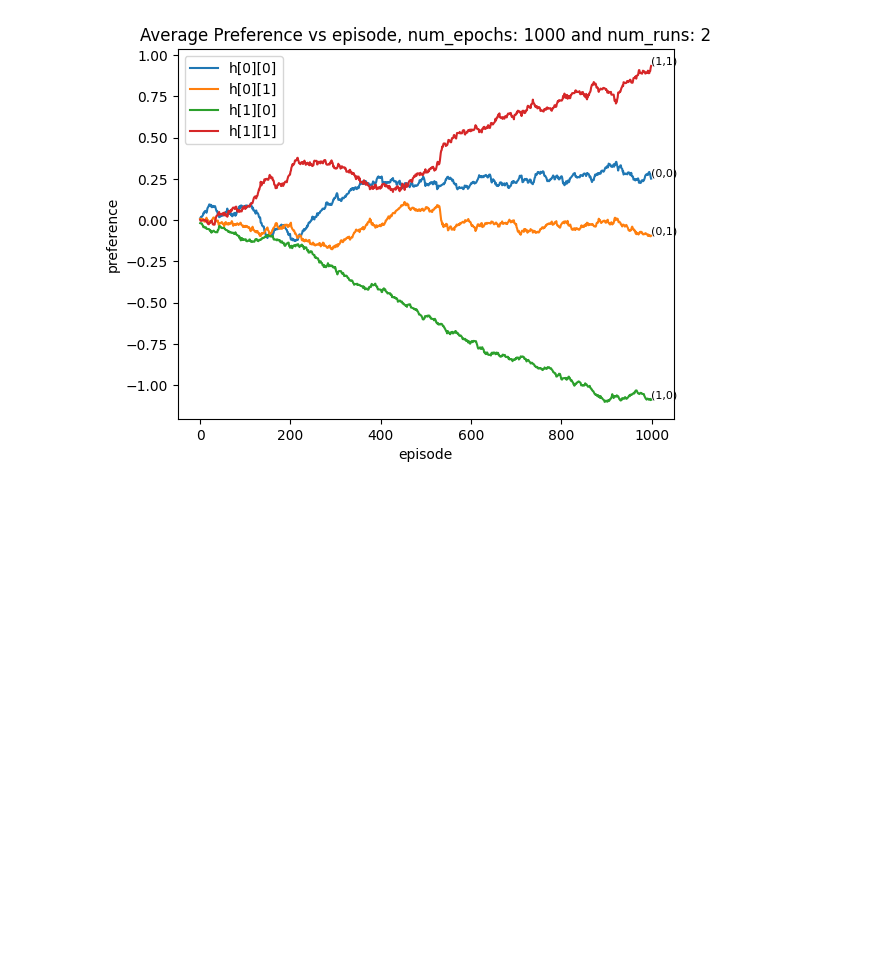
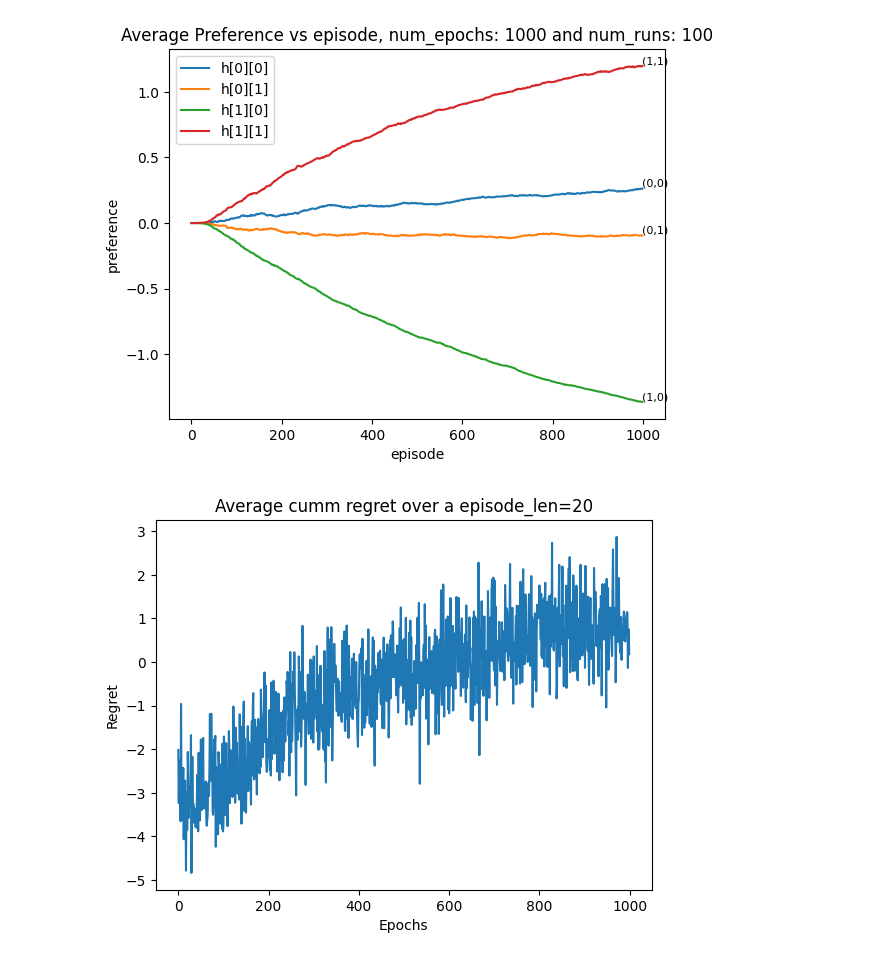
Before and after one commit to sukhjinder-kumar/GittensBandit, a Jupyter notebook: Notebooks/reinforce.ipynb, the cells around one changed output. Cells and saved outputs as stored; diff of their text form; code cells hidden in the pictures; blank space fills up the shorter version.

```diff
--- a/Notebooks/reinforce.ipynb
+++ b/Notebooks/reinforce.ipynb
@@ -112,11 +156,12 @@ class Reinforce(StrategyInterface):
 # %%
 num_epochs = 1000
 episode_len = 20
-num_runs = 2
+num_runs = 100
 learning_rate = 0.001
-temperature = 1
+temperature = 200
 test = test1
 test_string = "test1"
+optimal_reward = calculate_optimal_reward(test, mab, episode_len)
 
 mab = Mab(num_arms = test.num_arms,
           num_states_per_arm = test.num_states_per_arm,
@@ -131,10 +176,13 @@ reinforce = Reinforce(num_arms = test.num_arms,
                       discount_factor = test.discount_factor,
                       episode_len = episode_len,
                       learning_rate = learning_rate,
-                      temperature = temperature)
+                      temperature = temperature,
+                      schedule="linear")
 
 # Code for non-homogeneous
 h_history = np.zeros((num_runs, num_epochs, mab.k, mab.n))
+regret_history = np.zeros((num_runs, num_epochs))
+cumm_regret = np.zeros((num_epochs))
 
 for run in tqdm(range(num_runs), unit="#runs"):
     reinforce.reset()
@@ -154,31 +202,53 @@ for run in tqdm(range(num_runs), unit="#runs"):
             state_history[t] = cur_state.copy()
             action_history[t] = action
             action_probability_history[t] = action_probability.copy()
             reward_history[t] = reward
 
         # Compute cumulative reward G_t for each time step
         G = 0
         return_history = np.zeros((episode_len))  # = \sum_t^T R_t
         for t, reward in enumerate(reversed(reward_history)):
             G = reward + test.discount_factor * G
             return_history[episode_len - t - 1] = G
 
         # update reinforce
         for t in range(episode_len):
             reinforce.update(cur_state=state_history[t],
                              action_taken=action_history[t],
                              action_probability=action_probability_history[t],
                              reward=reward_history[t],
                              cumm_reward=return_history[t],
                              cur_time=t)
 
         # update h_history
         h_history[run, epoch] = reinforce.h.copy()
 
+        # calculate regret
+        regret_history[run][epoch] = calculate_regret(mab, reinforce, episode_len, optimal_reward, test.discount_factor)
+
+regret_history_average = np.mean(regret_history, axis=0)  # shape: (num_episodes)
 h_average = np.mean(h_history, axis=0)  # shape: (num_episode, k, n)
 reinforce.visualize_h_average(h_average,
                               homogeneous=test.homogeneous,
                               title=f"Average Preference vs episode, num_epochs: {num_epochs} and num_runs: {num_runs}",
                               savepath=f"Results/Reinforce/{test_string}_num_epochs={num_epochs}_num_runs={num_runs}_lr={learning_rate}_episode_len={episode_len}.png")
+
+plt.plot(regret_history_average)
+plt.xlabel("Epochs")
+plt.ylabel("Regret")
+plt.title(f"Average cumm regret over a episode_len={episode_len}")
+plt.show()
+
+cumm_regret_counter = 0
+for epoch in range(num_epochs):
+    cumm_regret_counter += regret_history_average[epoch]
+    cumm_regret[epoch] = cumm_regret_counter
+
+plt.plot(cumm_regret)
+plt.xlabel("Epochs")
+plt.ylabel("Cummulative Regret")
+plt.title(f"Average cummulative regret over a episode_len={episode_len}")
+plt.show()
 # %% [output]
-[figure, old version]
+[figure, new version]
+[figure, added]
```
Also changed, not shown: parts of 3 cells of this notebook, 28 other files.
